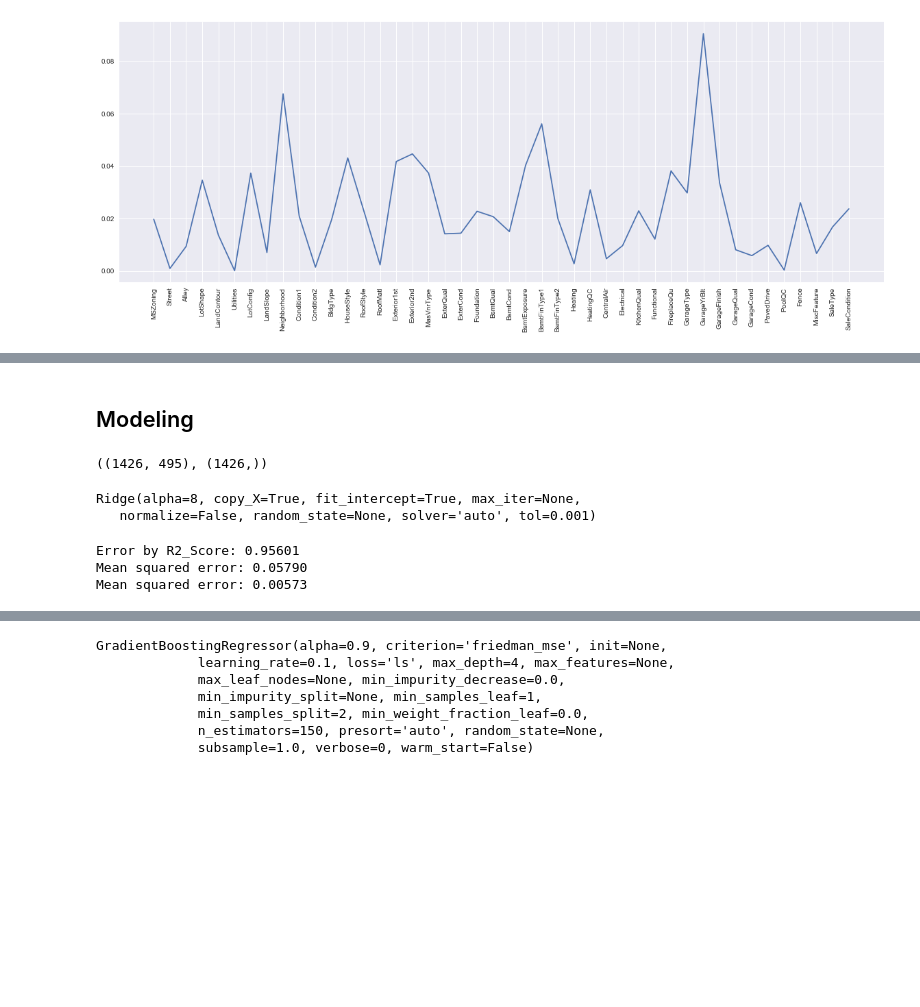
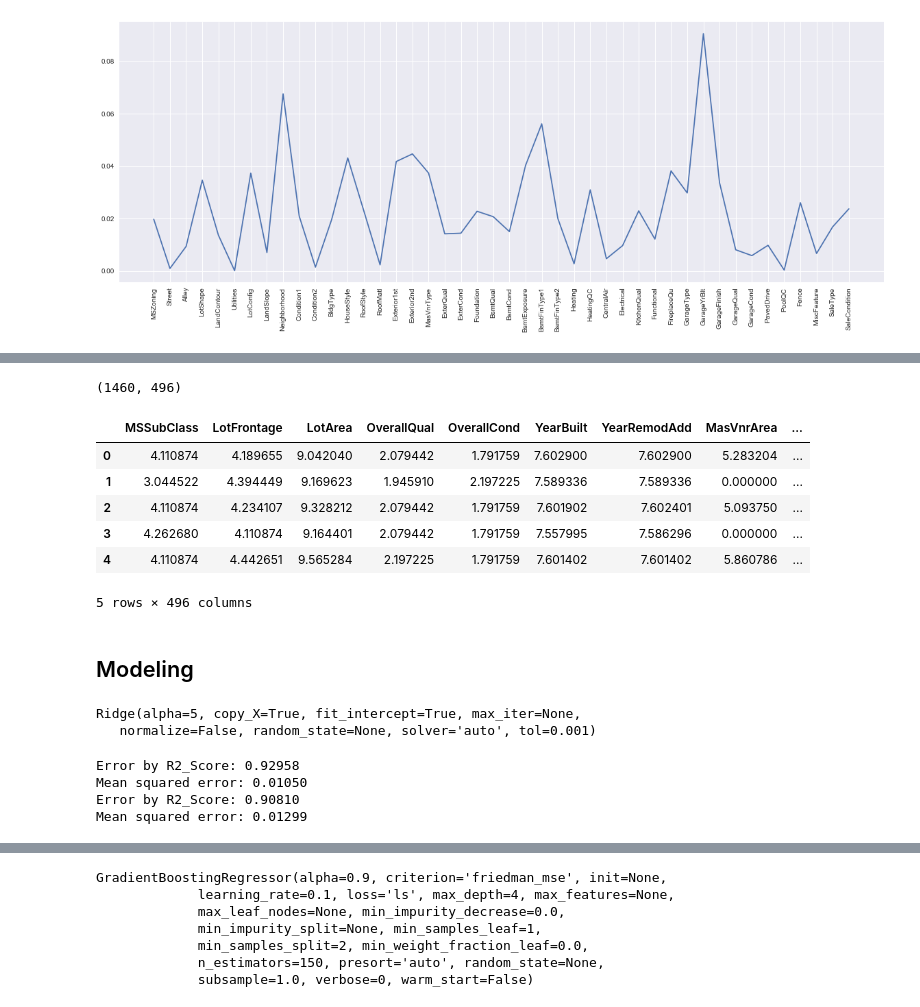
Before and after one commit to sabanasimbutt/House-Price-Prediction, a Jupyter notebook: Stacking.ipynb, the cells around one changed output, grey strips where cells are left out. Drawn from its saved outputs; the diff is of its cells as text; code cells hidden in the pictures; blank space fills up the shorter version.

```diff
--- a/Stacking.ipynb
+++ b/Stacking.ipynb
@@ -341,5 +289,2 @@ train_dummies.shape, test_dummies.shape
 # %% [markdown]
 ### Feature Importance
-# %%
-train=pd.read_csv("C://Users/Saba Naseem/Desktop/kaggle/House Price Predicion/train_cleaned.csv")
-train.head()
@@ -403,4 +348,4 @@ plt.xticks(np.arange(cat.shape[1]), cat.columns.tolist(), rotation=90);
 c=cat.columns
 n=num.columns
 # %%
-n=n[1:]
+n=n[1:-1]
@@ -407,4 +364,18 @@ n=n[1:]
 # %%
 train_dummies[n]=np.log(train_dummies[n]+1)
+# %%
+train_dummies.shape
+# %% [output]
+(1460, 496)
+# %%
+train_dummies.head()
+# %% [output]
+|  | MSSubClass | LotFrontage | LotArea | OverallQual | OverallCond | YearBuilt | YearRemodAdd | MasVnrArea | ... |
+| 0 | 4.110874 | 4.189655 | 9.042040 | 2.079442 | 1.791759 | 7.602900 | 7.602900 | 5.283204 | ... |
+| 1 | 3.044522 | 4.394449 | 9.169623 | 1.945910 | 2.197225 | 7.589336 | 7.589336 | 0.000000 | ... |
+| 2 | 4.110874 | 4.234107 | 9.328212 | 2.079442 | 1.791759 | 7.601902 | 7.602401 | 5.093750 | ... |
+| 3 | 4.262680 | 4.110874 | 9.164401 | 2.079442 | 1.791759 | 7.557995 | 7.586296 | 0.000000 | ... |
+| 4 | 4.110874 | 4.442651 | 9.565284 | 2.197225 | 1.791759 | 7.601402 | 7.601402 | 5.860786 | ... |
+5 rows × 496 columns
 # %% [markdown]
 ## Modeling
@@ -414,26 +382,33 @@ y=np.asarray(merge['SalePrice'])
 # %%
+y=np.asarray(train['SalePrice'])
+y=np.log(y+1)
+print(y[:5])
+
 x=np.asarray(train_dummies)
 x.shape,y.shape
-# %% [output]
-((1426, 495), (1426,))
 # %%
 xtrain, xtest, ytrain, ytest= train_test_split(x, y, test_size=0.3, random_state=4)
 
-RR= Ridge(alpha=8)
+RR= Ridge(alpha=5)
 
 RR.fit(xtrain, ytrain)
 # %% [output]
-Ridge(alpha=8, copy_X=True, fit_intercept=True, max_iter=None,
+Ridge(alpha=5, copy_X=True, fit_intercept=True, max_iter=None,
    normalize=False, random_state=None, solver='auto', tol=0.001)
 # %%
-prediction_r= RR.predict(xtrain)
+predict_rr= RR.predict(xtrain)
 
-print("Error by R2_Score: %.5f " % r2_score(prediction_r, ytrain))
+print("Error by R2_Score: %.5f " % r2_score(predict_rr, ytrain))
 
-print("Mean squared error: %.5f" % mean_absolute_error(ytrain, prediction_r))
+print("Mean squared error: %.5f" % mean_squared_error(ytrain, predict_rr))
 
-print("Mean squared error: %.5f" % mean_squared_error(ytrain, prediction_r))
+predict_rr_= RR.predict(xtest)
+
+print("Error by R2_Score: %.5f " % r2_score(predict_rr_, ytest))
+
+print("Mean squared error: %.5f" % mean_squared_error(ytest, predict_rr_))
 # %% [output]
-Error by R2_Score: 0.95601
-Mean squared error: 0.05790
-Mean squared error: 0.00573
+Error by R2_Score: 0.92958
+Mean squared error: 0.01050
+Error by R2_Score: 0.90810
+Mean squared error: 0.01299
```
Also changed, not shown: parts of 29 cells of this notebook.
